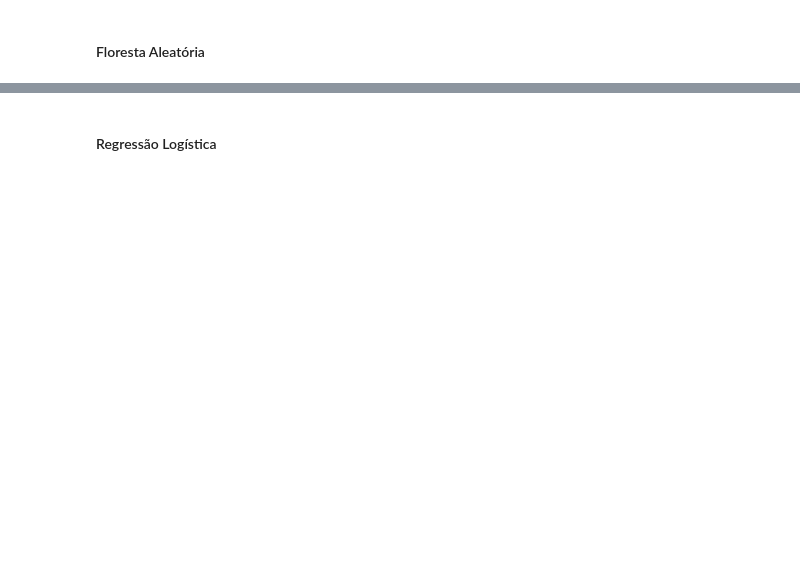
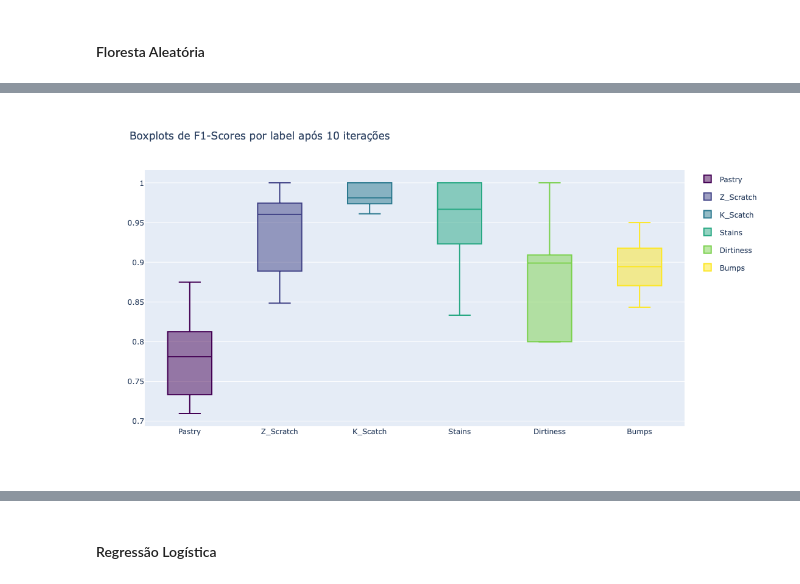
Before and after one commit to azzolinovarella/steel-plates-faults, a Jupyter notebook: notebooks/02-ModelTraining.ipynb, the cells around one changed output, grey strips where cells are left out. Cells and saved outputs as stored; diff of their text form; code cells hidden in the pictures; blank space fills up the shorter version.

```diff
--- a/notebooks/02-ModelTraining.ipynb
+++ b/notebooks/02-ModelTraining.ipynb
@@ -160,17 +169,18 @@ def plot_accuracies(accuracies):
     fig.show()
 # %%
-def plot_label_metrics(label_score, score_title):
+def plot_label_metrics(res, metric):
+    label_score = res[metric]
+
     labels = list(label_score.keys())
     marker_colors = generate_colors(len(labels))
 
     fig = go.Figure()
     for i, l in enumerate(labels):
-        name = f'Label {l}'
         color = marker_colors[i]
         f1_score = label_score[l]
 
-        fig.add_trace(go.Box(y=f1_score, name=name, marker_color=color, legendgroup=i))
+        fig.add_trace(go.Box(y=f1_score, name=l, marker_color=color, legendgroup=i))
 
-    fig.update_layout(title=f'Boxplots dos {score_title.title()} por label', height=600)
+    fig.update_layout(title=f'Boxplots de {metric.title()} por label após {N_ITER} iterações', height=600, autosize=True)
     fig.show()
 # %%
@@ -381,4 +442,4 @@ plot_accuracies(forest_acc)
 # %%
-forest_f1 = forest_res['f1-scores']
-
-plot_label_metrics(forest_f1, 'f1-scores')
+plot_label_metrics(forest_res, 'f1-scores')
+# %% [output]
+[figure, added]
```
Also changed, not shown: parts of 57 cells of this notebook, 1 other file.
